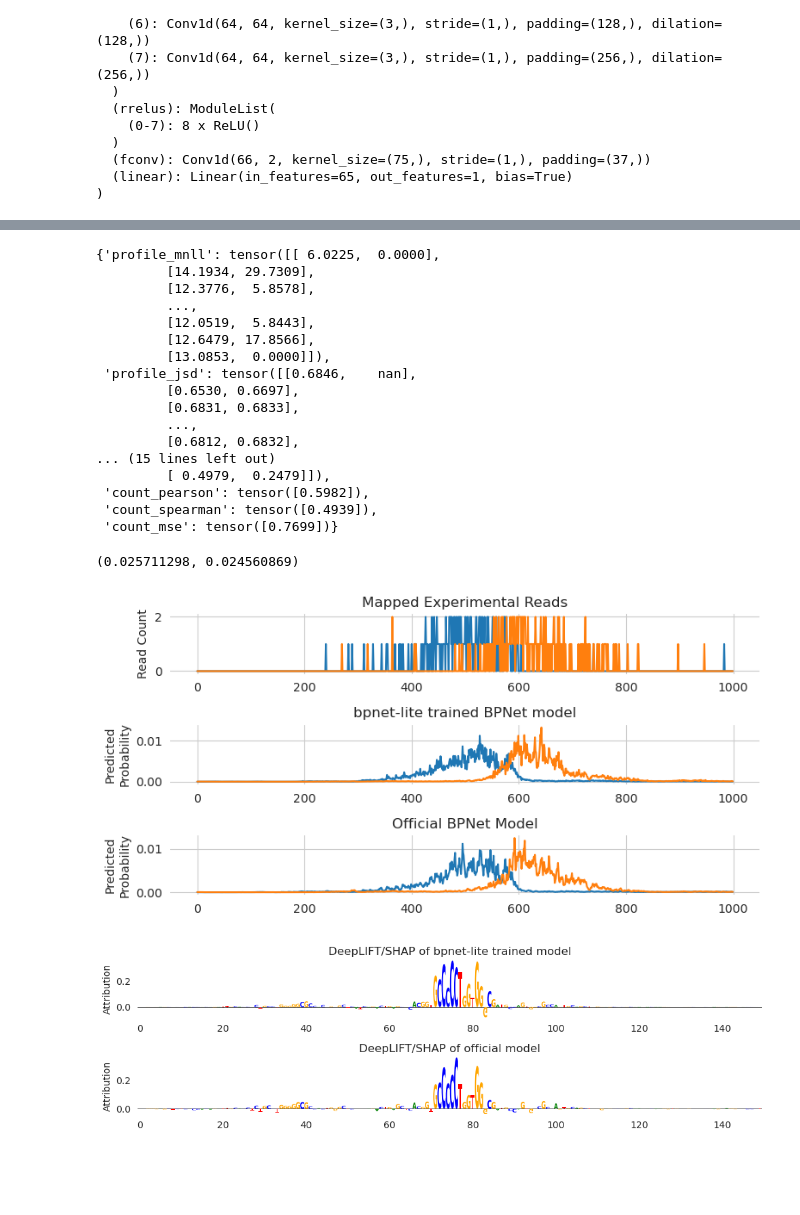
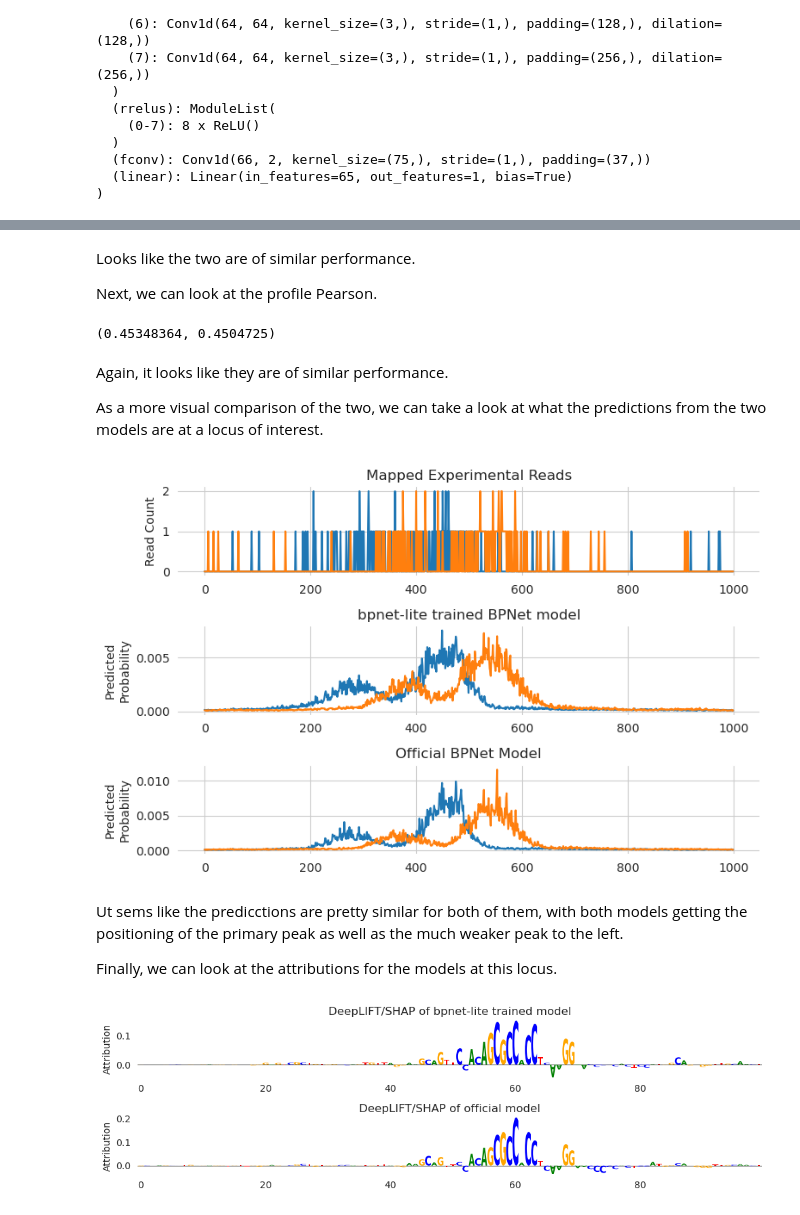
Before and after one commit to jmschrei/bpnet-lite, a Jupyter notebook: docs/tutorials/How-To-Train-BPNet-Python.ipynb, the cells around one changed output, grey strips where cells are left out. Saved outputs shown, nothing was run; the diff lists cells and outputs as text; code cells hidden in the pictures; blank space fills up the shorter version.

```diff
--- a/docs/tutorials/How-To-Train-BPNet-Python.ipynb
+++ b/docs/tutorials/How-To-Train-BPNet-Python.ipynb
@@ -3,15 +11,7 @@
 # %%
 seq = "/home/jmschrei/common/hg38.fa"
-controls = ['ctcf-bpnet/ctcf-control.+.bw', 'ctcf-bpnet/ctcf-control.-.bw']
-signals = ['ctcf-bpnet/ctcf.+.bw', 'ctcf-bpnet/ctcf.-.bw']
+controls = ['ctcf-bpnet/ctcf-hepg2-control.+.bw', 'ctcf-bpnet/ctcf-hepg2-control.-.bw']
+signals = ['ctcf-bpnet/ctcf-hepg2.+.bw', 'ctcf-bpnet/ctcf-hepg2.-.bw']
 
-training_chroms = [
-    "chr2", "chr4", "chr5", "chr7", "chr9", "chr10", "chr11", "chr12",
-    "chr13", "chr14", "chr15", "chr16", "chr17", "chr18", "chr19",
-    "chr21", "chr22", "chrX", "chrY"
-]
-
-validation_chroms = ['chr8', 'chr20']
-
-peaks = 'ctcf-bpnet/ENCFF446MKT.bed.gz'
-negatives = 'ctcf-bpnet/ctcf.negatives.bed'
+peaks = 'ctcf-bpnet/ENCFF199YFA.bed.gz'
+negatives = 'ctcf-bpnet/ctcf-hepg2.negatives.bed'
@@ -18,5 +20,11 @@ negatives = 'ctcf-bpnet/ctcf.negatives.bed'
 # %%
 from bpnetlite.io import PeakGenerator
+
+training_chroms = [
+    "chr2", "chr4", "chr5", "chr7", "chr9", "chr10", "chr11", "chr12",
+    "chr13", "chr14", "chr15", "chr16", "chr17", "chr18", "chr19",
+    "chr21", "chr22", "chrX", "chrY"
+]
 
 training_data = PeakGenerator(
     peaks=peaks,
@@ -25,6 +33,7 @@ training_data = PeakGenerator(
     signals=signals,
     controls=controls,
     chroms=training_chroms,
+    negative_ratio=0.33,
     random_state=0,
     batch_size=64,
     verbose=True
@@ -56,6 +86,7 @@ from bpnetlite.bpnet import BPNet
 model = BPNet(
     n_outputs=2,
     n_control_tracks=2,
+    count_loss_weight=124.035,
     name='ctcf-bpnet/model',
     verbose=True
 ).cuda()
@@ -102,8 +144,8 @@ import tarfile
 from io import BytesIO
 from bpnetlite.bpnet import BasePairNet
 
-with tarfile.open("ctcf-bpnet/ENCFF500SSJ.tar.gz", "r:gz") as tar:
-    model_tar = tar.extractfile("./fold_0/model.fold_0.ENCSR000DRR.h5").read()
+with tarfile.open("ctcf-bpnet/ENCFF328YVP.tar.gz", "r:gz") as tar:
+    model_tar = tar.extractfile("./fold_0/model.fold_0.ENCSR000BIE.h5").read()
 
 official_bpnet = BasePairNet.from_bpnet(
     BytesIO(model_tar)
@@ -163,57 +195,49 @@ perfs1
-# %%
-perfs2
-# %% [output]
-{'profile_mnll': tensor([[ 6.0225,  0.0000],
-         [14.1934, 29.7309],
-         [12.3776,  5.8578],
-         ...,
-         [12.0519,  5.8443],
-         [12.6479, 17.8566],
-         [13.0853,  0.0000]]),
- 'profile_jsd': tensor([[0.6846,    nan],
-         [0.6530, 0.6697],
-         [0.6831, 0.6833],
-         ...,
-         [0.6812, 0.6832],
-... (15 lines left out)
-         [ 0.4979,  0.2479]]),
- 'count_pearson': tensor([0.5982]),
- 'count_spearman': tensor([0.4939]),
- 'count_mse': tensor([0.7699])}
+# %% [markdown]
+Looks like the two are of similar performance.
+
+Next, we can look at the profile Pearson.
 # %%
 import numpy
 
-numpy.nan_to_num(perfs1['profile_pearson']).mean(), numpy.nan_to_num(perfs2['profile_pearson']).mean()
+numpy.nan_to_num(lite_perfs['profile_pearson']).mean(), numpy.nan_to_num(off_perfs['profile_pearson']).mean()
 # %% [output]
-(0.025711298, 0.024560869)
+(0.45348364, 0.4504725)
+# %% [markdown]
+Again, it looks like they are of similar performance.
+
+As a more visual comparison of the two, we can take a look at what the predictions from the two models are at a locus of interest.
 # %%
 %matplotlib inline
 from matplotlib import pyplot as plt
 import seaborn; seaborn.set_style('whitegrid')
 
-plt.figure(figsize=(8, 4))
+plt.figure(figsize=(8, 5))
 plt.subplot(311)
 plt.title("Mapped Experimental Reads")
 plt.plot(y_valid[1793].T)
 plt.ylabel("Read Count")
 seaborn.despine(bottom=True, left=True)
 
 plt.subplot(312)
 plt.title("bpnet-lite trained BPNet model")
 plt.plot(torch.softmax(new_y_logits[1793], dim=-1).T)
 plt.ylabel("Predicted\nProbability")
 seaborn.despine(bottom=True, left=True)
 
 plt.subplot(313)
 plt.title("Official BPNet Model")
 plt.ylabel("Predicted\nProbability")
 plt.plot(torch.softmax(official_y_logits[1793], dim=-1).T)
 seaborn.despine(bottom=True, left=True)
 
 plt.tight_layout()
 plt.show()
 # %% [output]
-[figure, old version]
+[figure, new version]
+# %% [markdown]
+Ut sems like the predicctions are pretty similar for both of them, with both models getting the positioning of the primary peak as well as the much weaker peak to the left.
+
+Finally, we can look at the attributions for the models at this locus.
 # %%
 from tangermeme.deep_lift_shap import deep_lift_shap
 
@@ -229,13 +253,13 @@ plt.figure(figsize=(10, 3))
 plt.subplot(211)
 plt.title("DeepLIFT/SHAP of bpnet-lite trained model")
 plt.ylabel("Attribution")
-plot_logo(X_attr0[0, :, 1050:1200])
+plot_logo(X_attr0[0, :, 1000:1100])
 plt.grid(False)
 
 plt.subplot(212)
 plt.title("DeepLIFT/SHAP of official model")
 plt.ylabel("Attribution")
-plot_logo(X_attr1[0, :, 1050:1200])
+plot_logo(X_attr1[0, :, 1000:1100])
 plt.grid(False)
 
 
@@ -243,4 +267,4 @@ plt.grid(False)
 plt.tight_layout()
 plt.show()
 # %% [output]
-[figure, old version]
+[figure, new version]
```
Also changed, not shown: parts of 18 cells of this notebook, 9 other files.
